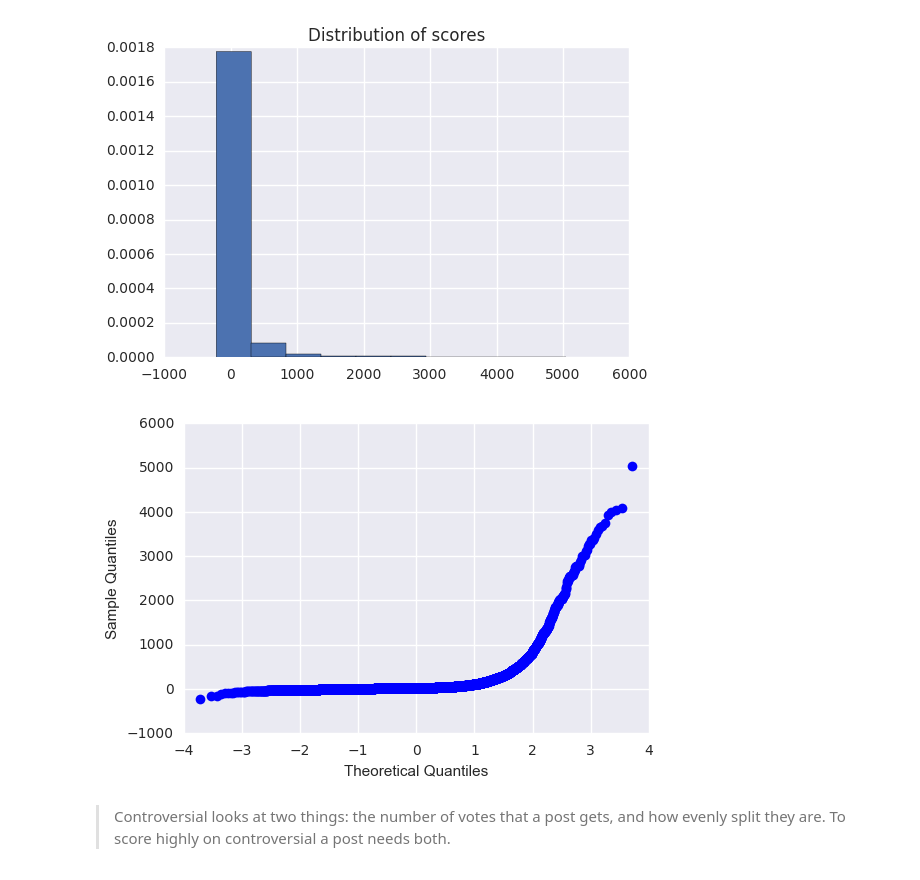
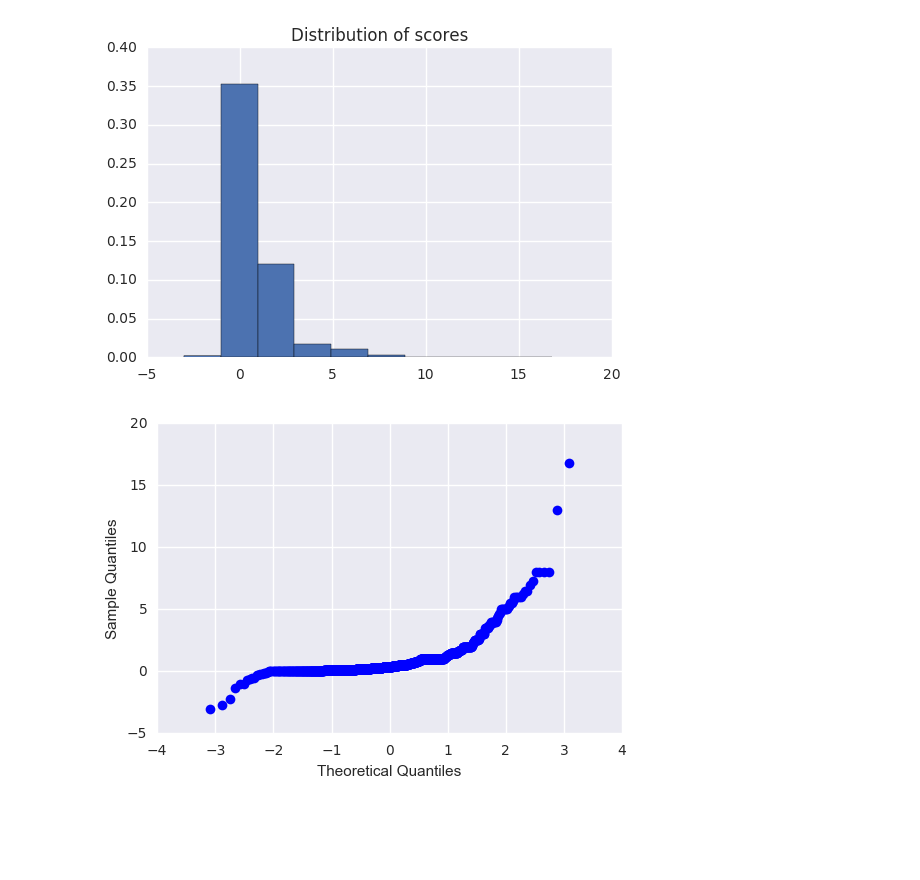
Before and after one commit to mohsseha/DSI-BOS-students, a Jupyter notebook: ntmitchell/week_11/Reddit group project EDA.ipynb, the cells around one changed output. Drawn from its saved outputs; the diff is of its cells as text; code cells hidden in the pictures; blank space fills up the shorter version.

```diff
--- a/ntmitchell/week_11/Reddit group project EDA.ipynb
+++ b/ntmitchell/week_11/Reddit group project EDA.ipynb
@@ -64,0 +51,9 @@ Finished at 2017-02-10 12:27:24.
+# %%
+query = """
+SELECT link_id, parent_id, id, subreddit, body, score
+ FROM [fh-bigquery:reddit_comments.all]
+ WHERE author NOT IN (SELECT author FROM [fh-bigquery:reddit_comments.bots_201505])
+     AND subreddit = 'MachineLearning'
+ LIMIT 1000
+"""
+raw_sample_data = pd.read_gbq(query, project_id="fourth-reddit-project")
@@ -64,0 +71,6 @@ Finished at 2017-02-10 12:27:24.
+# %%
+sample_data = raw_sample_data.copy()
+sample_data["body length"] = sample_data["body"].apply(lambda x: len(x))
+sample_data["comments in thread"] = sample_data["link_id"].map(sample_data.groupby("link_id")["id"].count().to_dict())
+sample_data["score normalized by comment count"] = sample_data["score"] / sample_data["comments in thread"]
+sample_data.head()
@@ -65,13 +96,10 @@ Finished at 2017-02-10 12:27:24.
 # %%
-sample_data = raw_sample_data.copy()
-sample_data["score"].hist(normed = True)
+sample_data["score normalized by comment count"].hist(normed = True)
 plt.title("Distribution of scores")
 plt.show()
 
-qqplot(raw_sample_data["score"])
+qqplot(sample_data["score normalized by comment count"])
 plt.show()
 # %% [output]
-[figure, old version]
+[figure, new version]
-[figure, old version]
+[figure, new version]
-# %% [markdown]
-> Controversial looks at two things: the number of votes that a post gets, and how evenly split they are. To score highly on controversial a post needs both.
```
Also changed, not shown: parts of 14 cells of this notebook, 1 other file.
